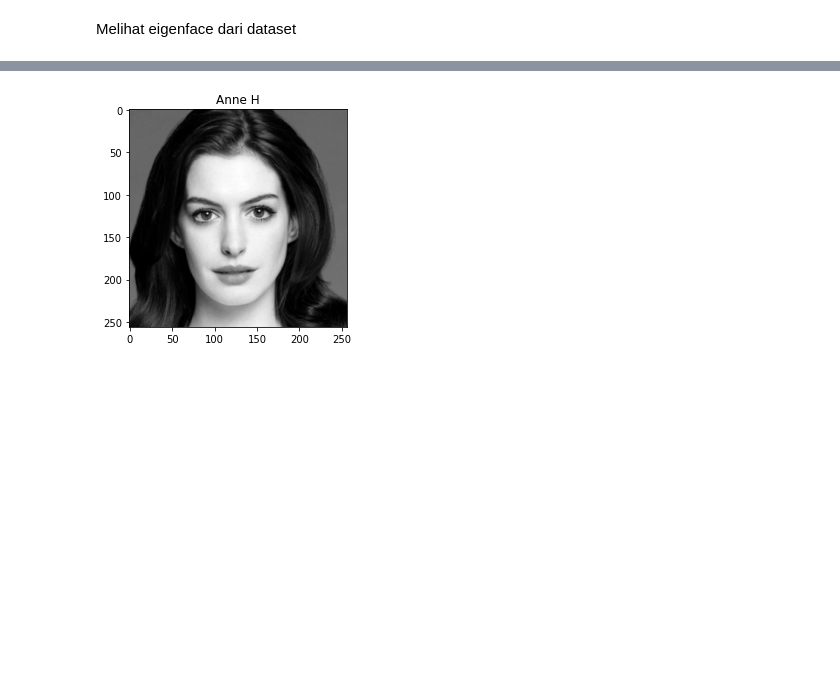
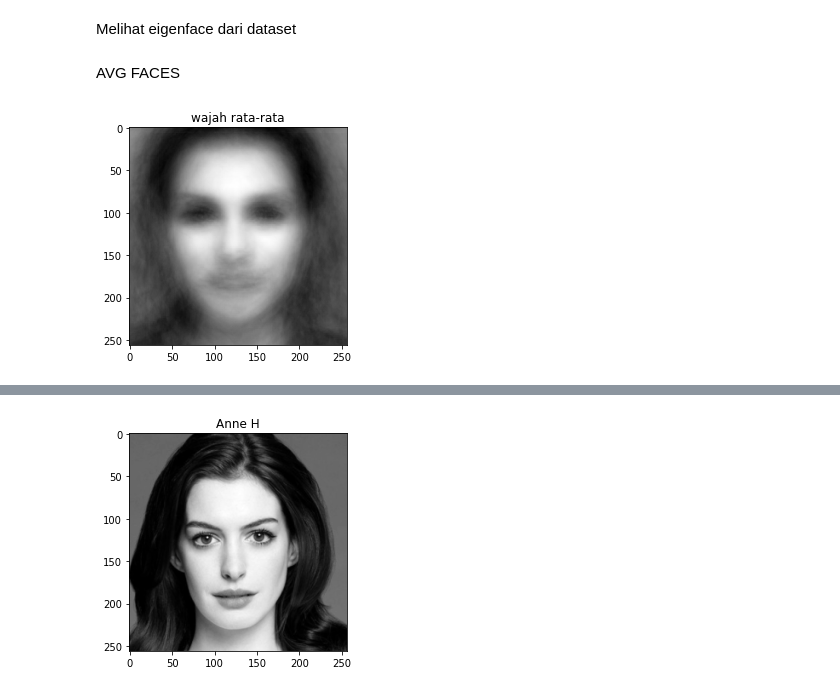
Before and after one commit to jejejery/Algeo02-21067, a Jupyter notebook: driver.ipynb, the cells around one changed output, grey strips where cells are left out. Saved outputs shown, nothing was run; the diff lists cells and outputs as text; code cells hidden in the pictures; blank space fills up the shorter version.

```diff
--- a/driver.ipynb
+++ b/driver.ipynb
@@ -25,4 +25,10 @@ def show_img(img,title):
     plt.show()
 # %%
 eigfaces, weight_training, avg = training_parameters(A)
+# %% [markdown]
+AVG FACES
+# %%
+show_img(avg,"wajah rata-rata")
+# %% [output]
+[figure, added]
 # %%
```
Also changed, not shown: parts of 2 cells of this notebook, 37 other files.
